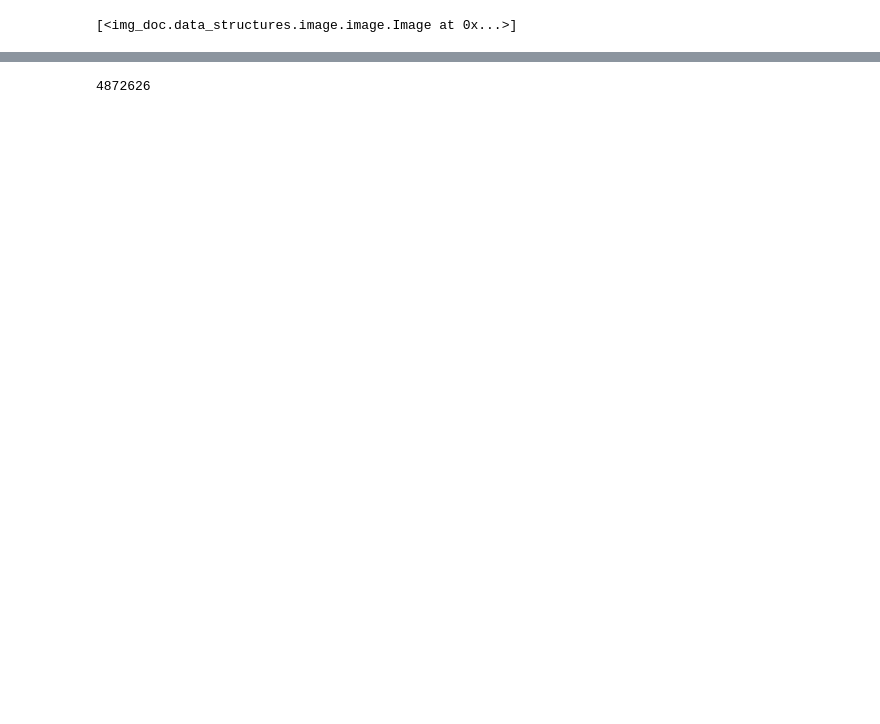
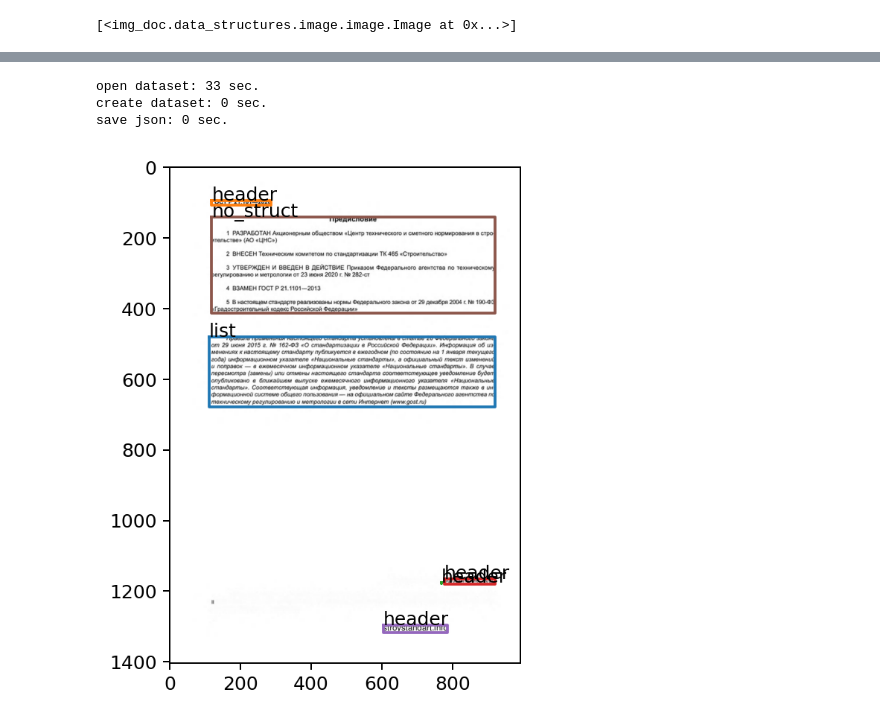
Before and after one commit to Dann38/layout_highlighter, a Jupyter notebook: imgDoc/examples/open_document.ipynb, the cells around one changed output, grey strips where cells are left out. Saved outputs shown, nothing was run; the diff lists cells and outputs as text; code cells hidden in the pictures; blank space fills up the shorter version.

```diff
--- a/imgDoc/examples/open_document.ipynb
+++ b/imgDoc/examples/open_document.ipynb
@@ -23,7 +34,7 @@ time()-a
 # %%
-i = 0
-for doc in docs:
-    i+=len(doc.pages[0].words)
-print(i)
+fun_doc2vecs = lambda doc: ([0], [0])
+dataset2json("rez.json", "/home/daniil/program/dataset/mini_ts_publaynet", ts_ext, fun_doc2vecs)
 # %% [output]
-4872626
+open dataset: 33 sec.
+create dataset: 0 sec.
+save json: 0 sec.
@@ -29,0 +48,20 @@ print(i)
+# %%
+import matplotlib.pyplot as plt
+page_i =0
+
+img = doc2.pages[page_i].image.img
+blocks = doc2.pages[page_i].blocks
+
+color = ["g", "y", "k", "r"]
+plt.figure(dpi=180)
+plt.imshow(img)
+
+for block in blocks:
+    x0 = block.segment.x_top_left
+    y0 = block.segment.y_top_left
+    x1 = block.segment.x_bottom_right
+    y1 = block.segment.y_bottom_right
+    plt.plot([x0, x0, x1, x1, x0], [y0, y1, y1, y0, y0])
+    plt.text(x=x0, y=y0, s = INT_LABEL[block.label])
+# %% [output]
+[figure, added]
```
Also changed, not shown: parts of 7 cells of this notebook, 26 other files.
